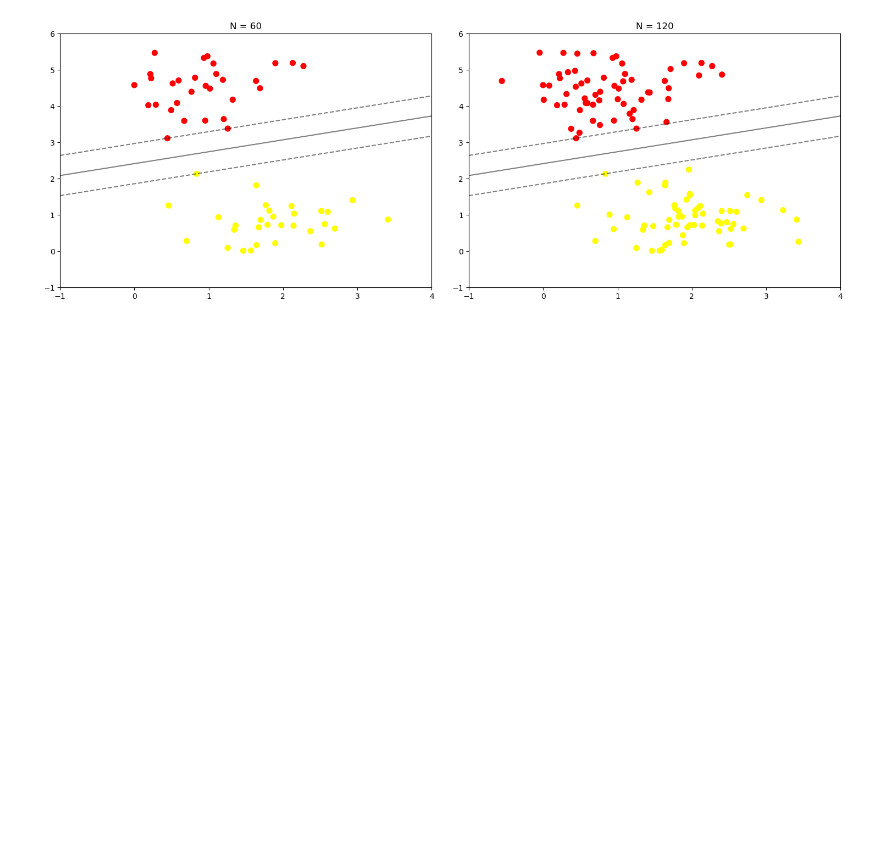
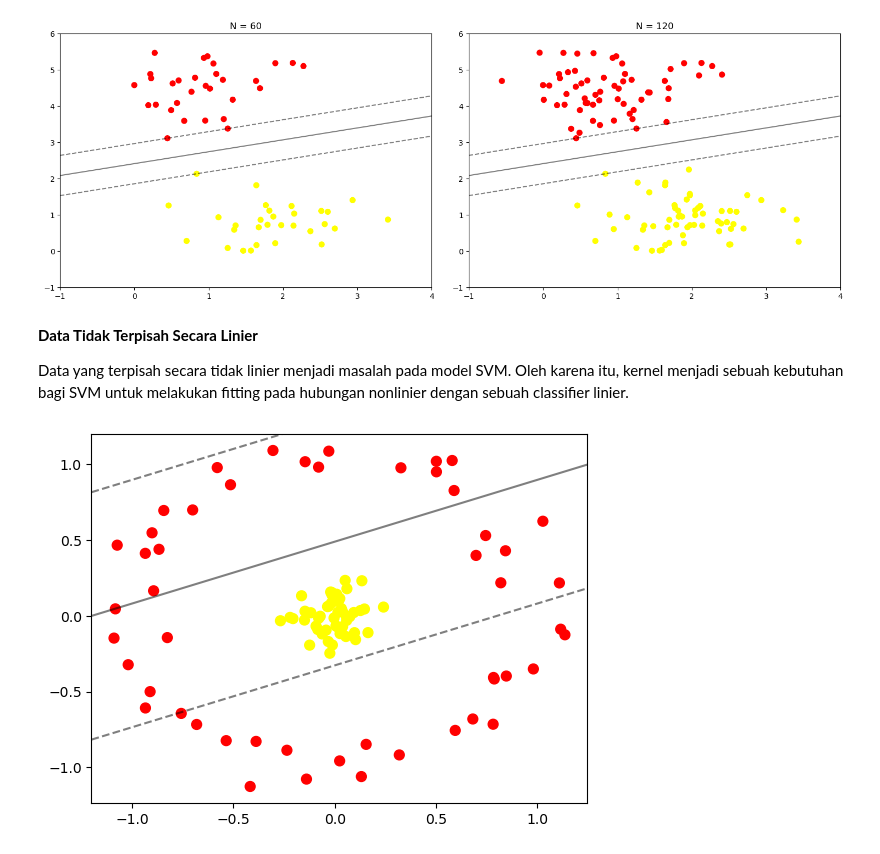
Before and after one commit to lukasvalentino971/2141720032-MachineLearning-2023, a Jupyter notebook: week-04/modul04_1.ipynb, the cells around one changed output. Drawn from its saved outputs; the diff is of its cells as text; code cells hidden in the pictures; blank space fills up the shorter version.

```diff
--- a/week-04/modul04_1.ipynb
+++ b/week-04/modul04_1.ipynb
@@ -142,3 +142,19 @@ for axi, N in zip(ax, [60, 120]):
     axi.set_title('N = {0}'.format(N))
 # %% [output]
 [figure]
+# %% [markdown]
+**Data Tidak Terpisah Secara Linier**
+
+Data yang terpisah secara tidak linier menjadi masalah pada model SVM. Oleh karena itu, kernel menjadi sebuah kebutuhan bagi SVM untuk melakukan fitting pada hubungan nonlinier dengan sebuah classifier linier.
+# %%
+# contoh data tidak terpisah secara linier
+
+from sklearn.datasets import make_circles
+X, y = make_circles(100, factor=.1, noise=.1)
+
+clf = SVC(kernel='linear').fit(X, y)
+
+plt.scatter(X[:, 0], X[:, 1], c=y, s=50, cmap='autumn')
+plot_svc_decision_function(clf, plot_support=False);
+# %% [output]
+[figure, added]
```
